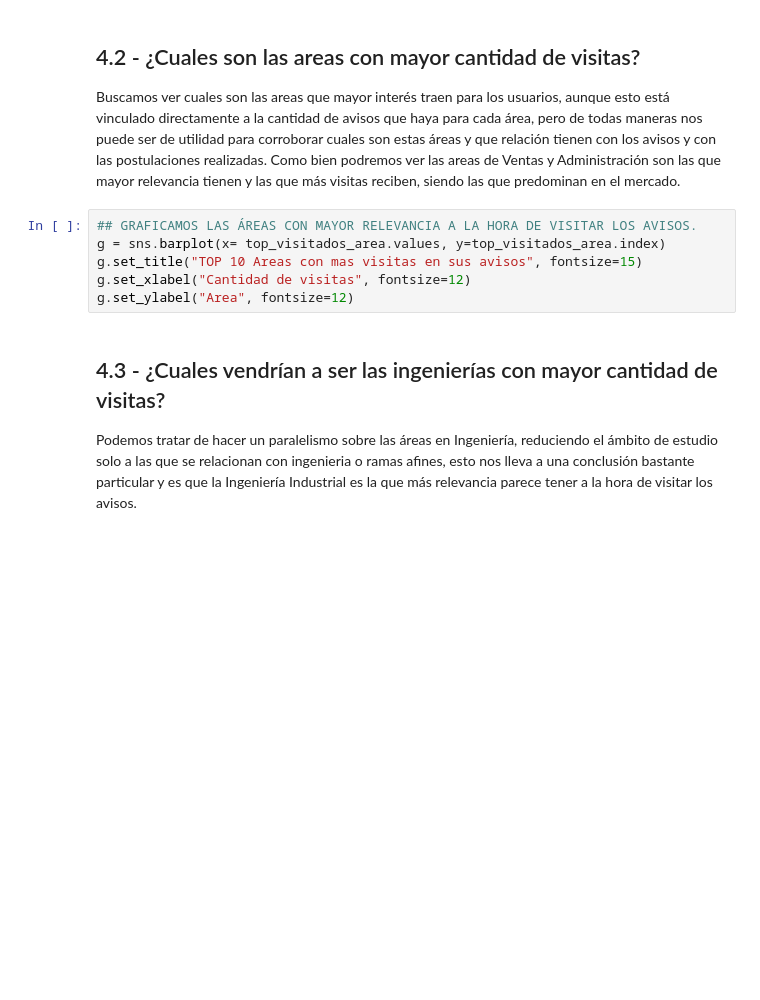
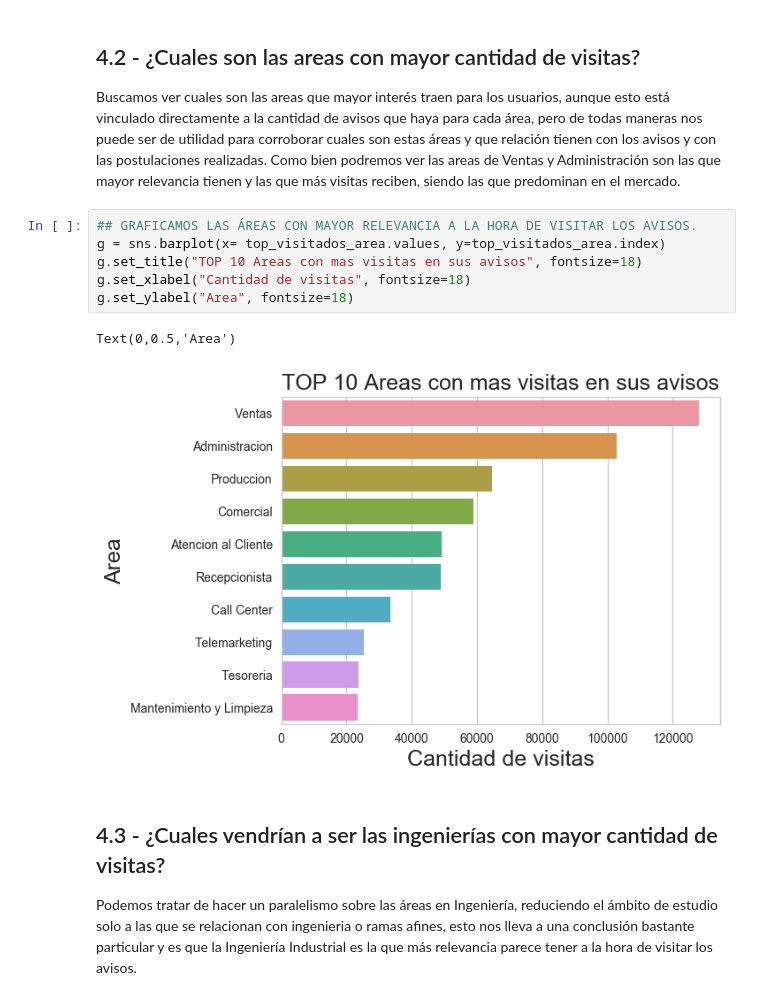
Before and after one commit to shizus/orga_datos_2018_1c, a Jupyter notebook: INFORME_TP1_REENTREGA.ipynb, the cells around one changed output. Drawn from its saved outputs; the diff is of its cells as text; blank space fills up the shorter version.

```diff
--- a/INFORME_TP1_REENTREGA.ipynb
+++ b/INFORME_TP1_REENTREGA.ipynb
@@ -364,9 +375,12 @@ Buscamos ver cuales son las areas que mayor interés traen para los usuarios, au
 # %%
 ## GRAFICAMOS LAS ÁREAS CON MAYOR RELEVANCIA A LA HORA DE VISITAR LOS AVISOS.
 g = sns.barplot(x= top_visitados_area.values, y=top_visitados_area.index)
-g.set_title("TOP 10 Areas con mas visitas en sus avisos", fontsize=15)
-g.set_xlabel("Cantidad de visitas", fontsize=12)
-g.set_ylabel("Area", fontsize=12)
+g.set_title("TOP 10 Areas con mas visitas en sus avisos", fontsize=18)
+g.set_xlabel("Cantidad de visitas", fontsize=18)
+g.set_ylabel("Area", fontsize=18)
+# %% [output]
+Text(0,0.5,'Area')
+[figure, added]
 # %% [markdown]
 ## 4.3 - ¿Cuales vendrían a ser las ingenierías con mayor cantidad de visitas?
 
```
Also changed, not shown: parts of 12 cells of this notebook.
